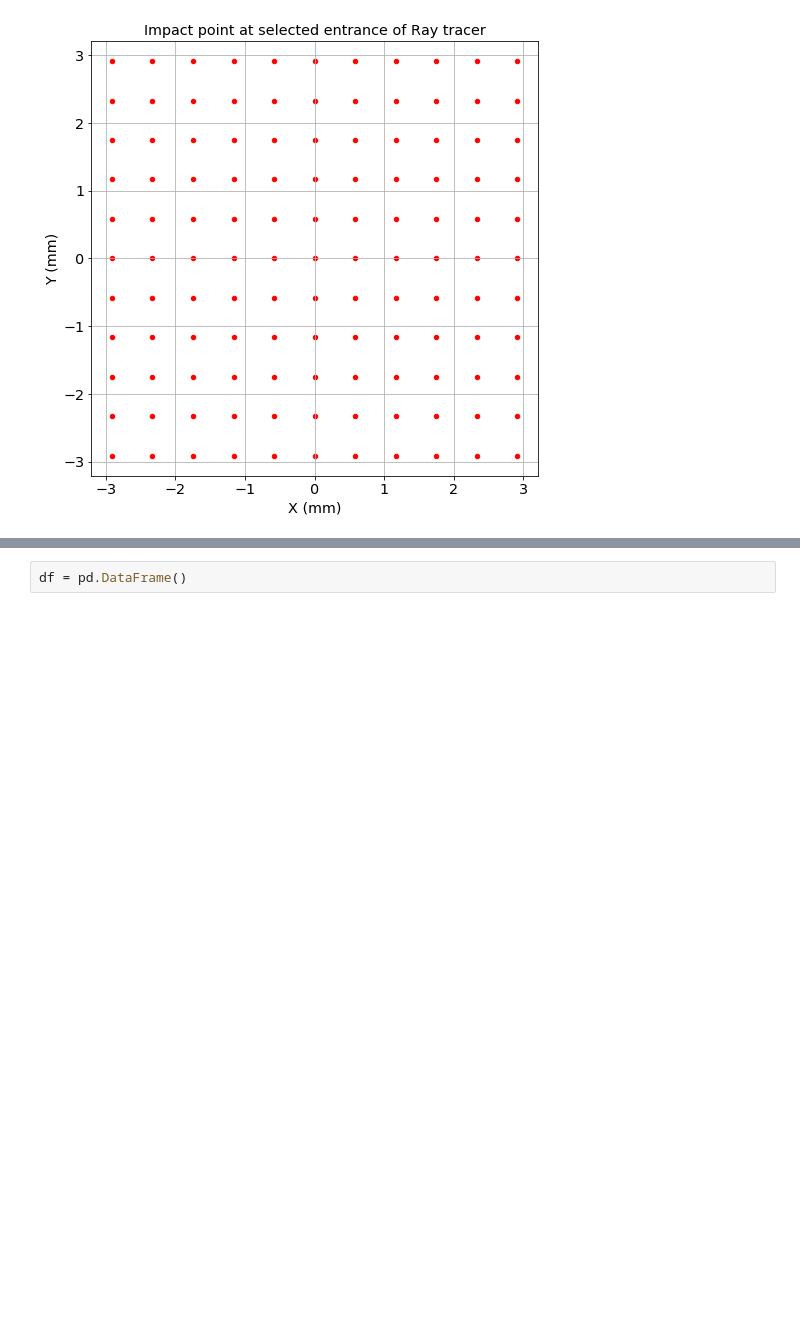
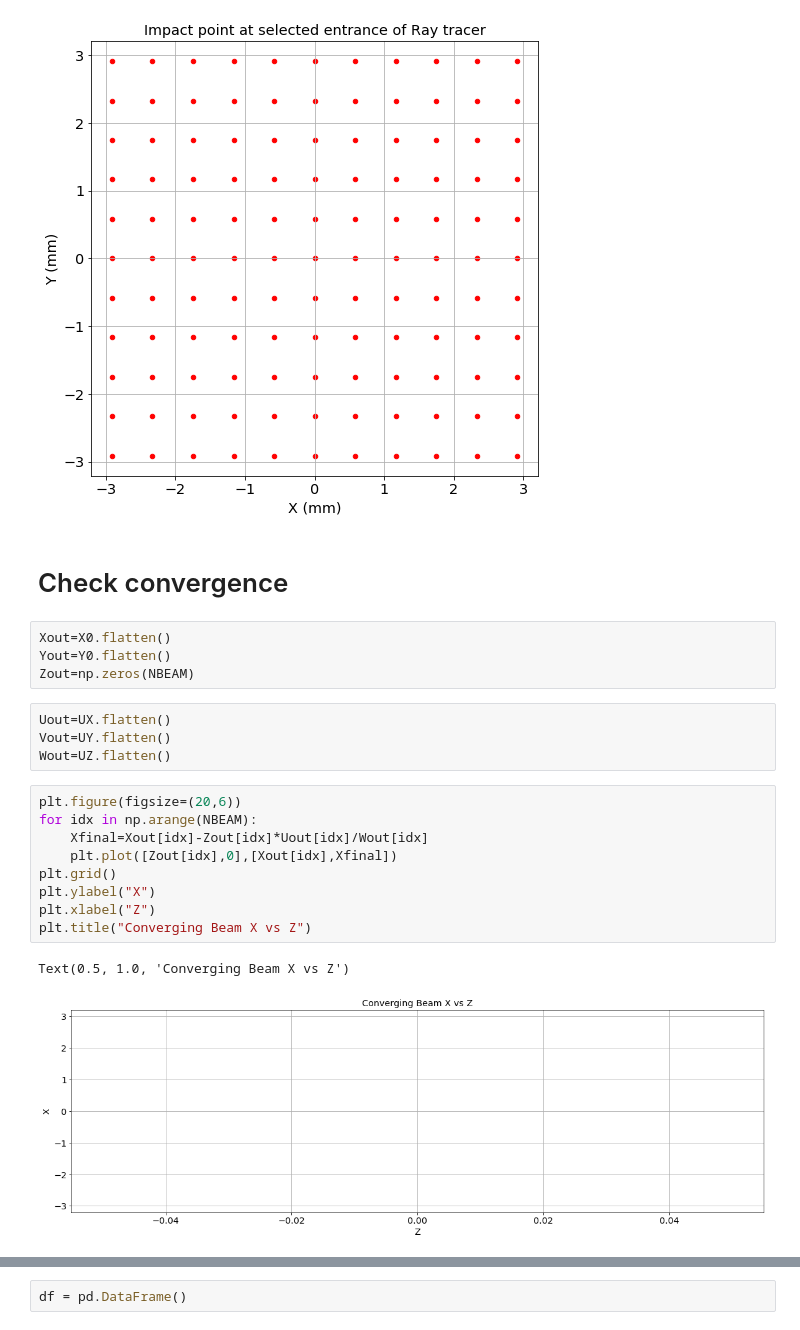
Before and after one commit to sylvielsstfr/OpticSimWthB4, a Jupyter notebook: MakeBeams/Make_B4SquareBeam_MultiWL.ipynb, the cells around one changed output, grey strips where cells are left out. Drawn from its saved outputs; the diff is of its cells as text; blank space fills up the shorter version.

Commit message:
update for beam generation correction

```diff
--- a/MakeBeams/Make_B4SquareBeam_MultiWL.ipynb
+++ b/MakeBeams/Make_B4SquareBeam_MultiWL.ipynb
@@ -245,4 +257,26 @@ plt.title("Impact point at selected entrance of Ray tracer")
 # %% [output]
 Text(0.5, 1.0, 'Impact point at selected entrance of Ray tracer')
 [figure]
+# %% [markdown]
+# Check convergence
+# %%
+Xout=X0.flatten()
+Yout=Y0.flatten()
+Zout=np.zeros(NBEAM)
+# %%
+Uout=UX.flatten()
+Vout=UY.flatten()
+Wout=UZ.flatten()
+# %%
+plt.figure(figsize=(20,6))
+for idx in np.arange(NBEAM):
+    Xfinal=Xout[idx]-Zout[idx]*Uout[idx]/Wout[idx]
+    plt.plot([Zout[idx],0],[Xout[idx],Xfinal])
+plt.grid()
+plt.ylabel("X")
+plt.xlabel("Z")
+plt.title("Converging Beam X vs Z")
+# %% [output]
+Text(0.5, 1.0, 'Converging Beam X vs Z')
+[figure, added]
 # %% [markdown]
```
Also changed, not shown: parts of 8 cells of this notebook, 16 other files.
